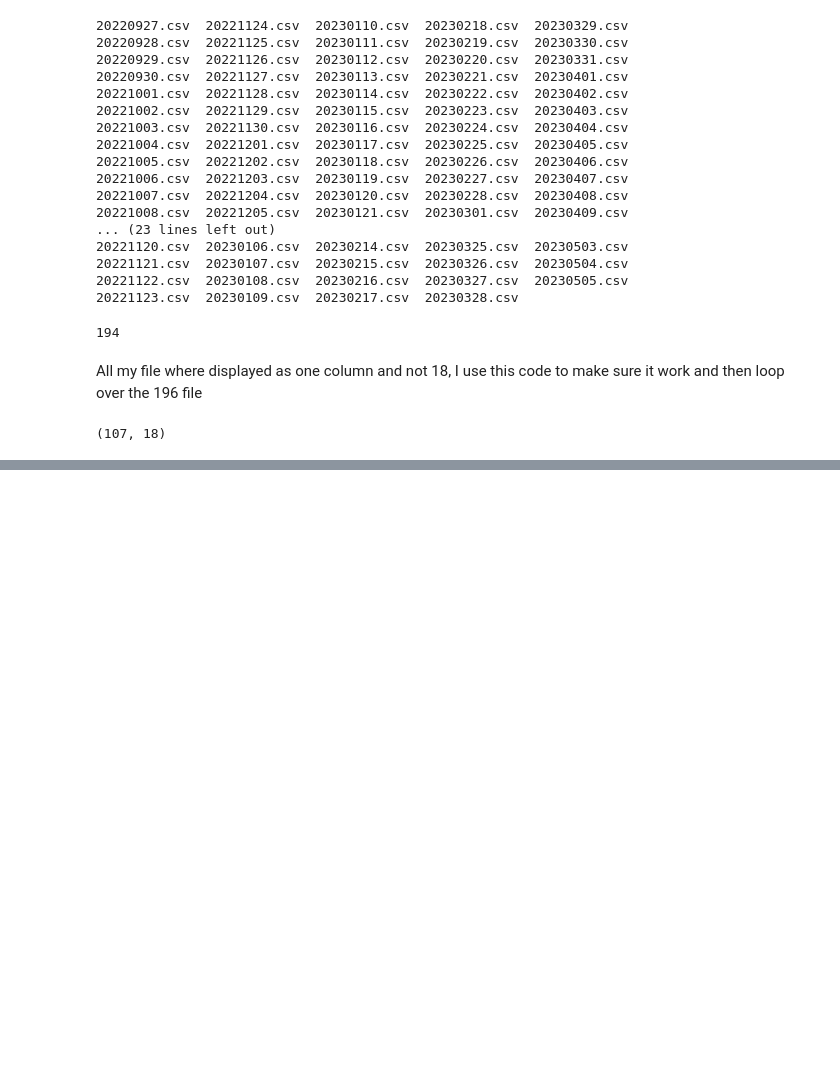
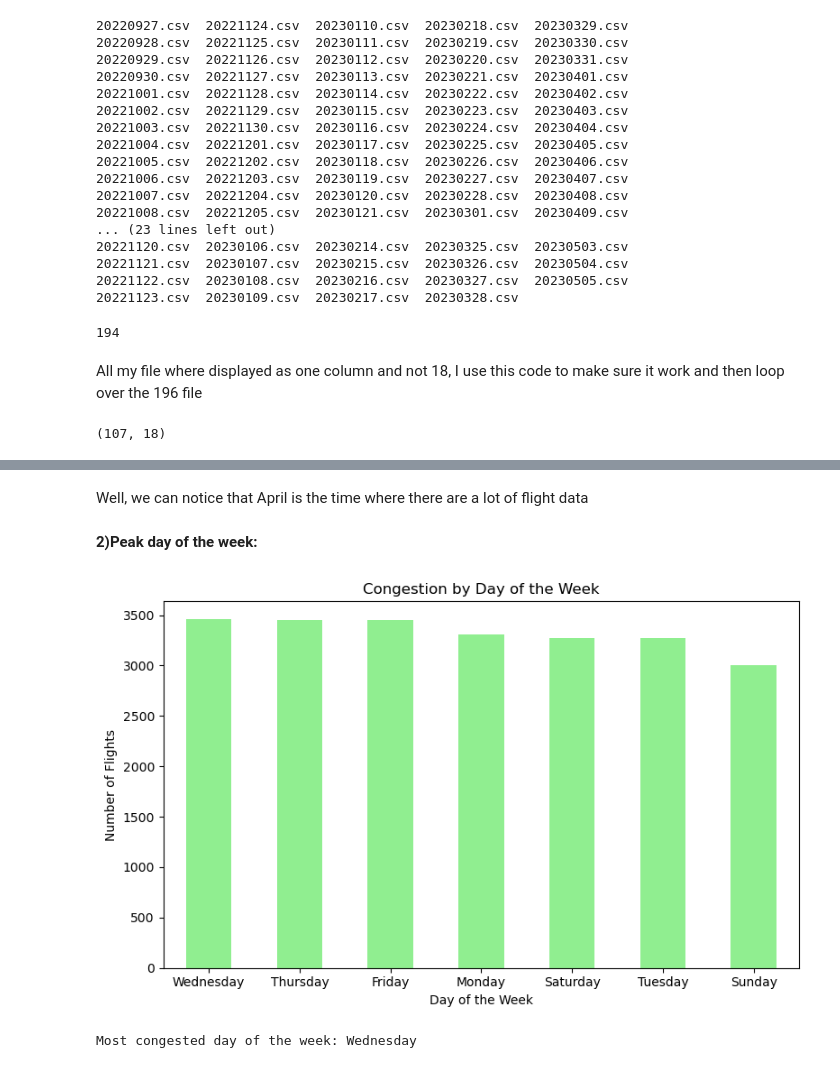
Before and after one commit to tiaL-ops/self-learning, a Jupyter notebook: congestion-analysis.ipynb, the cells around one changed output, grey strips where cells are left out. Drawn from its saved outputs; the diff is of its cells as text; code cells hidden in the pictures; blank space fills up the shorter version.

Commit message:
Kaggle Notebook | Congestion Analysis | Version 4

```diff
--- a/congestion-analysis.ipynb
+++ b/congestion-analysis.ipynb
@@ -169,0 +188,35 @@ combined_df.to_csv('combined_data.csv', index=False)
+# %% [markdown]
+Well, we can notice that April is the time where there are a lot of flight data
+# %% [markdown]
+**2)Peak day of the week:**
+# %%
+import pandas as pd
+import matplotlib.pyplot as plt
+
+
+# Convert 'Date' column to datetime format
+combined_df['Date'] = pd.to_datetime(combined_df['Date'], format='%Y%m%d')
+
+# Extract the day of the week from the 'Date' column
+combined_df['DayOfWeek'] = combined_df['Date'].dt.day_name()
+
+# Count the number of flights for each day of the week
+daily_congestion = combined_df['DayOfWeek'].value_counts()
+
+# Determine the most congested day
+most_congested_day = daily_congestion.idxmax()
+
+# Visualization
+plt.figure(figsize=(8, 5))
+daily_congestion.plot(kind='bar', color='lightgreen')
+plt.xlabel('Day of the Week')
+plt.ylabel('Number of Flights')
+plt.title('Congestion by Day of the Week')
+plt.xticks(rotation=0)
+plt.tight_layout()
+plt.show()
+
+print("Most congested day of the week:", most_congested_day)
+# %% [output]
+[figure, added]
+Most congested day of the week: Wednesday
```
Also changed, not shown: parts of 10 cells of this notebook.
